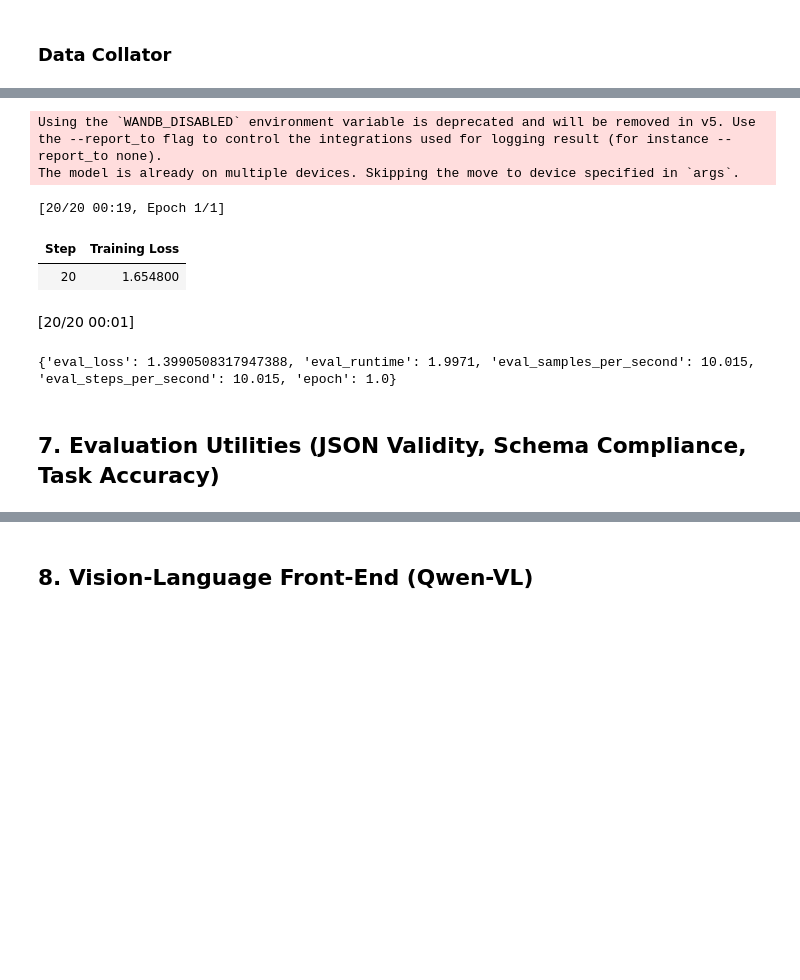
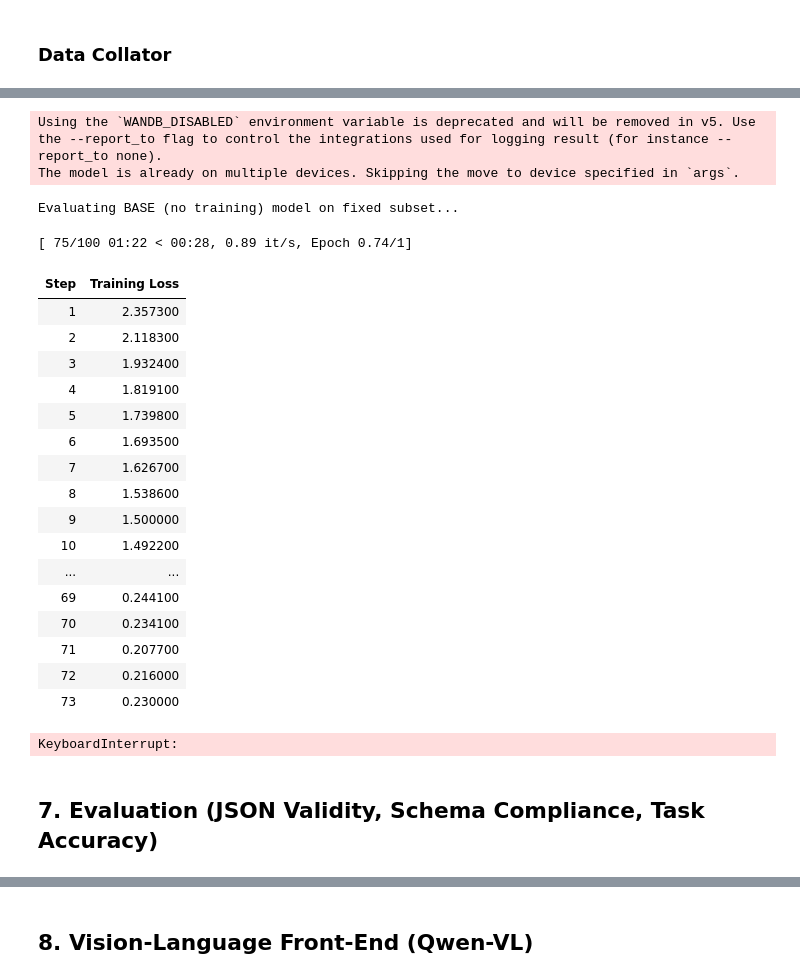
Before and after one commit to Yazangthb/animal_transport_project, a Jupyter notebook: animal_transport_full_pipeline.ipynb, the cells around one changed output, grey strips where cells are left out. Saved outputs shown, nothing was run; the diff lists cells and outputs as text; code cells hidden in the pictures; blank space fills up the shorter version.

Commit message:
added plots

```diff
--- a/animal_transport_full_pipeline.ipynb
+++ b/animal_transport_full_pipeline.ipynb
@@ -418,8 +418,8 @@ def generate_dataset(num_samples: int) -> List[Dict[str, Any]]:
 # %% [markdown]
 ### Generate Train / Validation Split
 # %%
-NUM_TRAIN = 80   # you can increase if you have GPU capacity
-NUM_VAL = 20
+NUM_TRAIN = 400   # you can increase if you have GPU capacity
+NUM_VAL = 100
 
 full_data = generate_dataset(NUM_TRAIN + NUM_VAL)
 train_data = full_data[:NUM_TRAIN]
@@ -510,3 +627,14 @@ torch.cuda.empty_cache()
+# %%
+from transformers import TrainerCallback
+class LossLoggerCallback(TrainerCallback):
+    def __init__(self):
+        self.loss_history = []
+
+    def on_log(self, args, state, control, logs=None, **kwargs):
+        if logs and "loss" in logs:
+            self.loss_history.append((state.global_step, logs["loss"]))
+
+loss_logger = LossLoggerCallback()
 # %%
 import os
 from transformers import TrainingArguments, Trainer
@@ -522,40 +650,71 @@ os.environ["TRANSFORMERS_NO_ADVISORY_WARNINGS"] = "1"
 
 training_args = TrainingArguments(
     output_dir=OUTPUT_DIR,
     per_device_train_batch_size=1,
     per_device_eval_batch_size=1,
     gradient_accumulation_steps=4,
     num_train_epochs=1,
     learning_rate=2e-4,
-    logging_steps=20,
+    logging_steps=1,
     # NOTE:
     # - We intentionally omit evaluation_strategy / eval_steps / save_steps / save_total_limit
     #   for compatibility with older transformers versions.
     # - If your version supports fp16/bf16 and report_to/remove_unused_columns,
     #   you can re-add them here.
 )
 
+
 trainer = Trainer(
     model=model,
     args=training_args,
     train_dataset=hf_train_tok,
     eval_dataset=hf_val_tok,
     data_collator=data_collator,
+    callbacks=[loss_logger],
 )
+
+print("Evaluating BASE (no training) model on fixed subset...")
+base_eval_metrics = evaluate_on_dataset_subset(eval_subset)
+base_eval_metrics
+
+
+
 
 trainer.train()
 trainer.save_model(OUTPUT_DIR)
 
-# Manual evaluation after training
-metrics = trainer.evaluate()
-print(metrics)
+steps, losses = zip(*loss_logger.loss_history)
+
+plt.figure(figsize=(6,4))
+plt.plot(steps, losses)
+plt.title("Training Loss Curve")
+plt.xlabel("Step")
+plt.ylabel("Loss")
+plt.tight_layout()
+plt.savefig("figures/training_loss.png", dpi=300)
+plt.show()
 # %% [output]
 Using the `WANDB_DISABLED` environment variable is deprecated and will be removed in v5. Use the --report_to flag to control the integrations used for logging result (for instance --report_to none).
 The model is already on multiple devices. Skipping the move to device specified in `args`.
-[20/20 00:19, Epoch 1/1]
+Evaluating BASE (no training) model on fixed subset...
+[ 75/100 01:22 < 00:28, 0.89 it/s, Epoch 0.74/1]
 | Step | Training Loss |
-| 20 | 1.654800 |
+| 1 | 2.357300 |
+| 2 | 2.118300 |
+| 3 | 1.932400 |
+| 4 | 1.819100 |
+| 5 | 1.739800 |
+| 6 | 1.693500 |
+| 7 | 1.626700 |
+| 8 | 1.538600 |
+| 9 | 1.500000 |
+| 10 | 1.492200 |
+| ... | ... |
+| 69 | 0.244100 |
+| 70 | 0.234100 |
+| 71 | 0.207700 |
+| 72 | 0.216000 |
+| 73 | 0.230000 |
-[20/20 00:01]
-{'eval_loss': 1.3990508317947388, 'eval_runtime': 1.9971, 'eval_samples_per_second': 10.015, 'eval_steps_per_second': 10.015, 'epoch': 1.0}
+KeyboardInterrupt:
 # %% [markdown]
-## 7. Evaluation Utilities (JSON Validity, Schema Compliance, Task Accuracy)
+## 7. Evaluation (JSON Validity, Schema Compliance, Task Accuracy)
```
Also changed, not shown: parts of 11 cells of this notebook.
